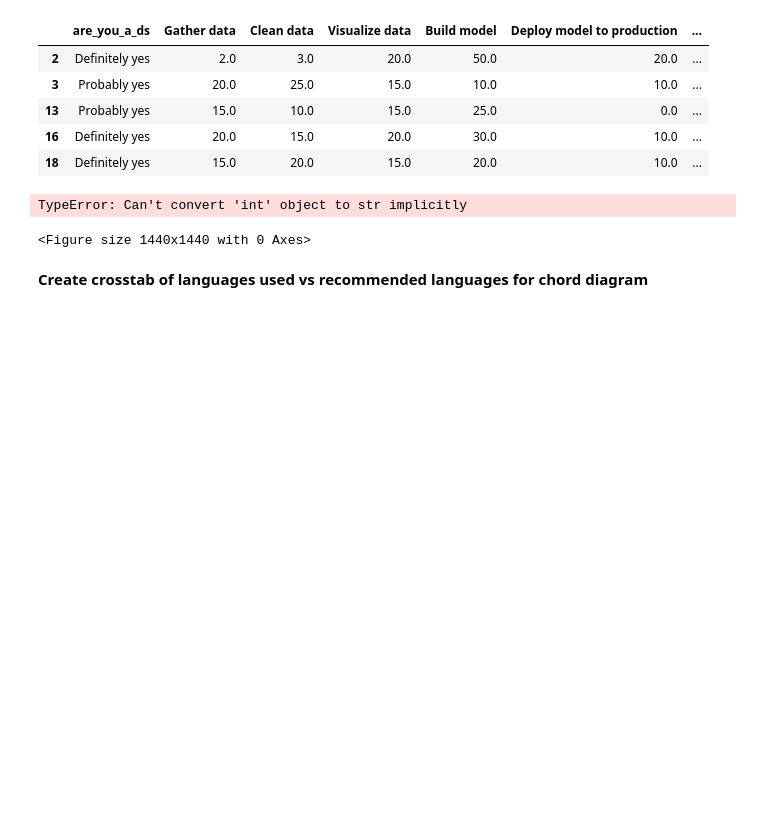
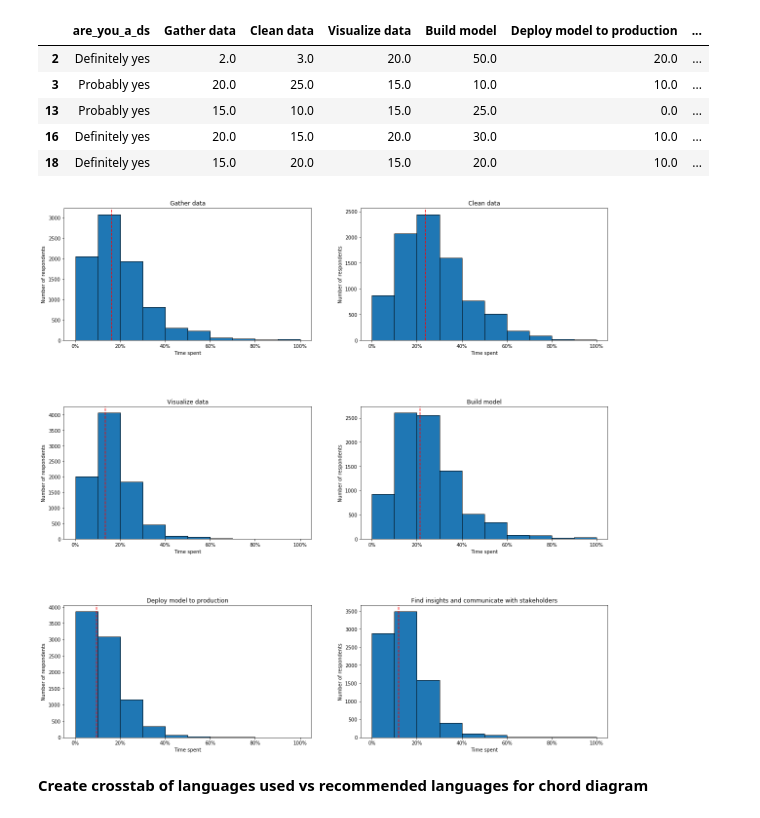
Before and after one commit to sl2902/DSND-II, a Jupyter notebook: Blog post/Kaggle survey 2018/Kaggle survey EDA 2018.ipynb, the cells around one changed output. Cells and saved outputs as stored; diff of their text form; code cells hidden in the pictures; blank space fills up the shorter version.

Commit message:
Removed itertools and replaced with enumerate

```diff
--- a/Blog post/Kaggle survey 2018/Kaggle survey EDA 2018.ipynb
+++ b/Blog post/Kaggle survey 2018/Kaggle survey EDA 2018.ipynb
@@ -1157,23 +1157,22 @@ a.head()
 # %%
 plt.figure(figsize=(20,20))
 length = len(a.columns[1:])
-for col, j in enumerate(a.columns[1:]):
+for j, col in enumerate(a.columns[1:]):
     axes = plt.subplot((length/2), 2, j+1)
     plt.subplots_adjust(wspace=0.2, hspace=0.5)
     a[col].hist(bins=10, edgecolor='black')
     plt.axvline(a[col].astype('float').mean(), linestyle='dashed', color='r')
     axes.xaxis.set_major_formatter(mtick.PercentFormatter())
     plt.title(col)
     plt.grid(False)
     plt.ylabel('Number of respondents')
     plt.xlabel('Time spent')
 # plt.axis('off')
 img_path = r'./img'
 plt.savefig(os.path.join(img_path, 'kaggle_datascientist_vs_activities.png'), bbox_inches='tight')
 plt.show()
 # %% [output]
-TypeError: Can't convert 'int' object to str implicitly
-<Figure size 1440x1440 with 0 Axes>
+[figure, added]
 # %% [markdown]
 <b>Create crosstab of languages used vs recommended languages for chord diagram</b>
 # %%
```
